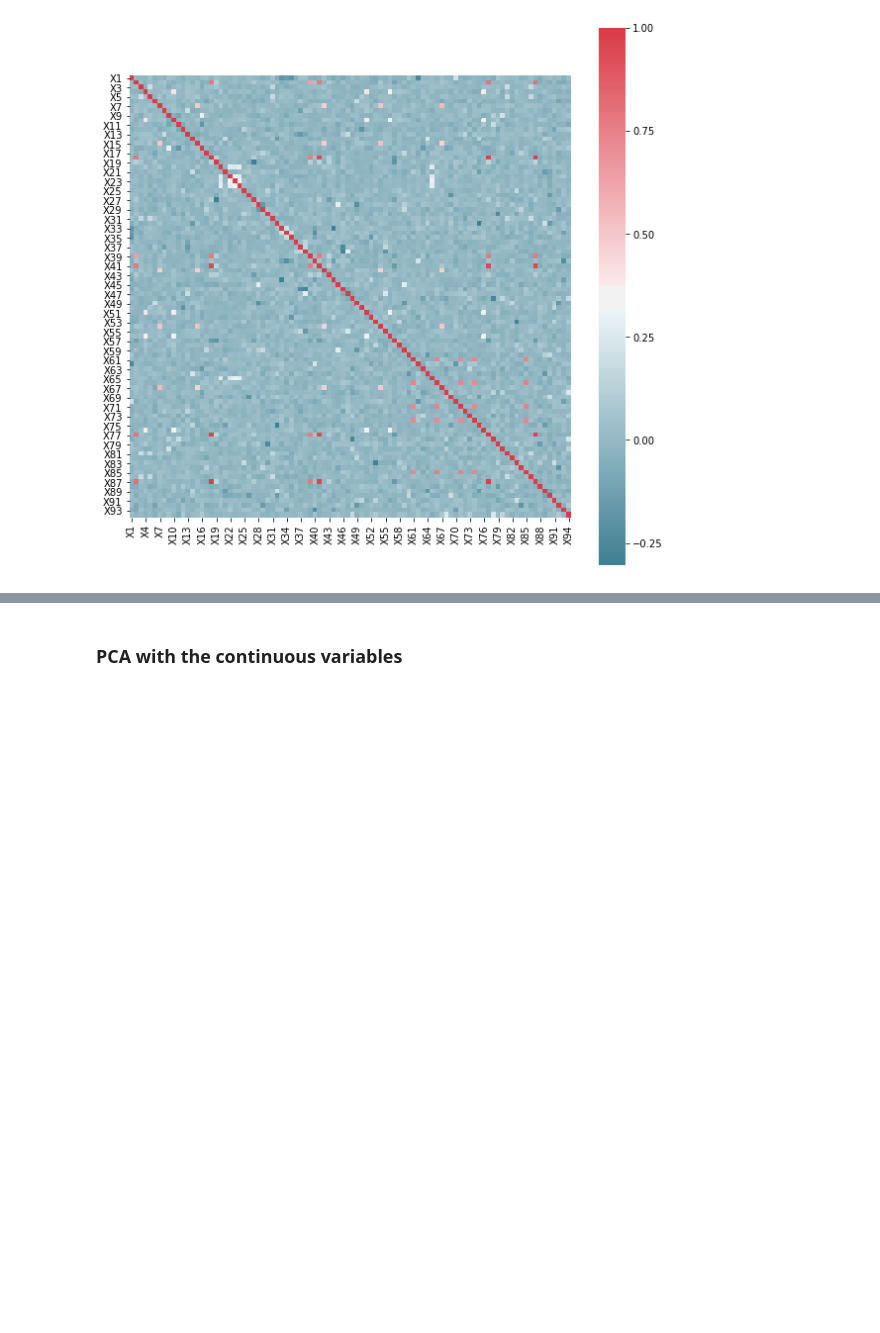
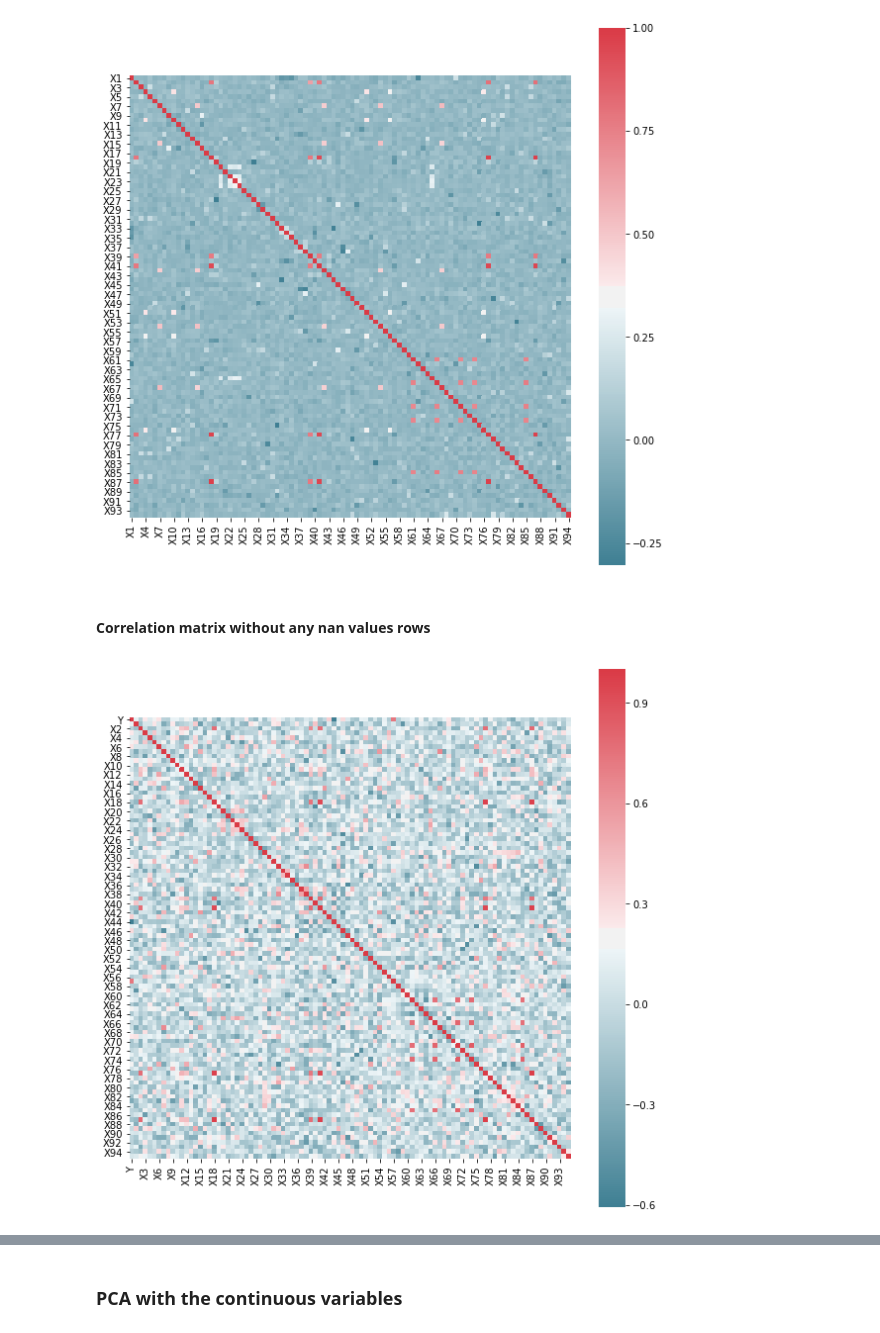
Before and after one commit to Tagnysen/computational-analysis, a Jupyter notebook: Case1.ipynb, the cells around one changed output, grey strips where cells are left out. Drawn from its saved outputs; the diff is of its cells as text; code cells hidden in the pictures; blank space fills up the shorter version.

```diff
--- a/Case1.ipynb
+++ b/Case1.ipynb
@@ -131,3 +102,14 @@ sns.heatmap(corr_mat1, mask=np.zeros_like(corr_mat1, dtype=np.bool), cmap=sns.di
 plt.show()
 # %% [output]
 [figure]
+# %% [markdown]
+#### Correlation matrix without any nan values rows
+# %%
+weak_data = data.dropna()
+f, ax = plt.subplots(figsize=(10, 10))
+corr_mat =weak_data.corr()
+sns.heatmap(corr_mat, mask=np.zeros_like(corr_mat, dtype=np.bool), cmap=sns.diverging_palette(220, 10, as_cmap=True),
+            square=True, ax=ax)
+plt.show()
+# %% [output]
+[figure, added]
```
Also changed, not shown: parts of 42 cells of this notebook.
